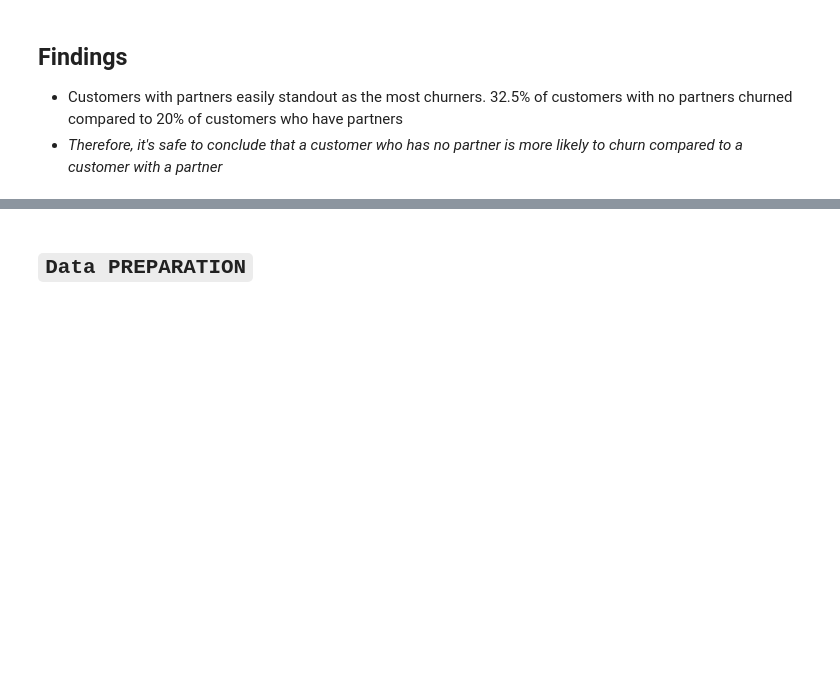
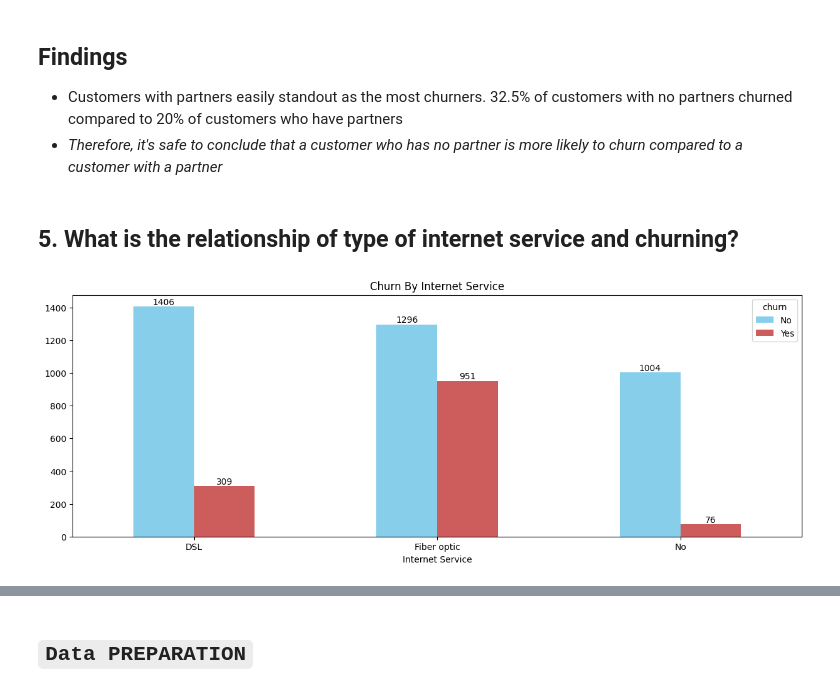
Before and after one commit to murithidenisgitobu/Vodafone_Corporation_Customer_Churn_Prediction, a Jupyter notebook: Customer_Churn_Prediction_Notebook.ipynb, the cells around one changed output, grey strips where cells are left out. Drawn from its saved outputs; the diff is of its cells as text; code cells hidden in the pictures; blank space fills up the shorter version.

```diff
--- a/Customer_Churn_Prediction_Notebook.ipynb
+++ b/Customer_Churn_Prediction_Notebook.ipynb
@@ -604,3 +606,16 @@ plt.show()
 ## Findings
 - Customers with partners easily standout as the most churners. 32.5% of customers with no partners churned compared to 20% of customers who have partners
 - *Therefore, it's safe to conclude that a customer who has no partner is more likely to churn compared to a customer with a partner*
+# %% [markdown]
+## 5. What is the relationship of type of internet service and churning?
+# %%
+# Plot to show how internet service influences churning
+ax=train_data.groupby(['internetservice','churn']).size().unstack().plot(kind='bar',color=['skyblue', 'indianred'],figsize=(15,5))
+plt.xticks(rotation=0)
+plt.title('Churn By Internet Service')
+plt.xlabel('Internet Service')
+for i in ax.containers:
+    plt.bar_label(i,)
+plt.show()
+# %% [output]
+[figure, added]
```
Also changed, not shown: parts of 2 cells of this notebook.
